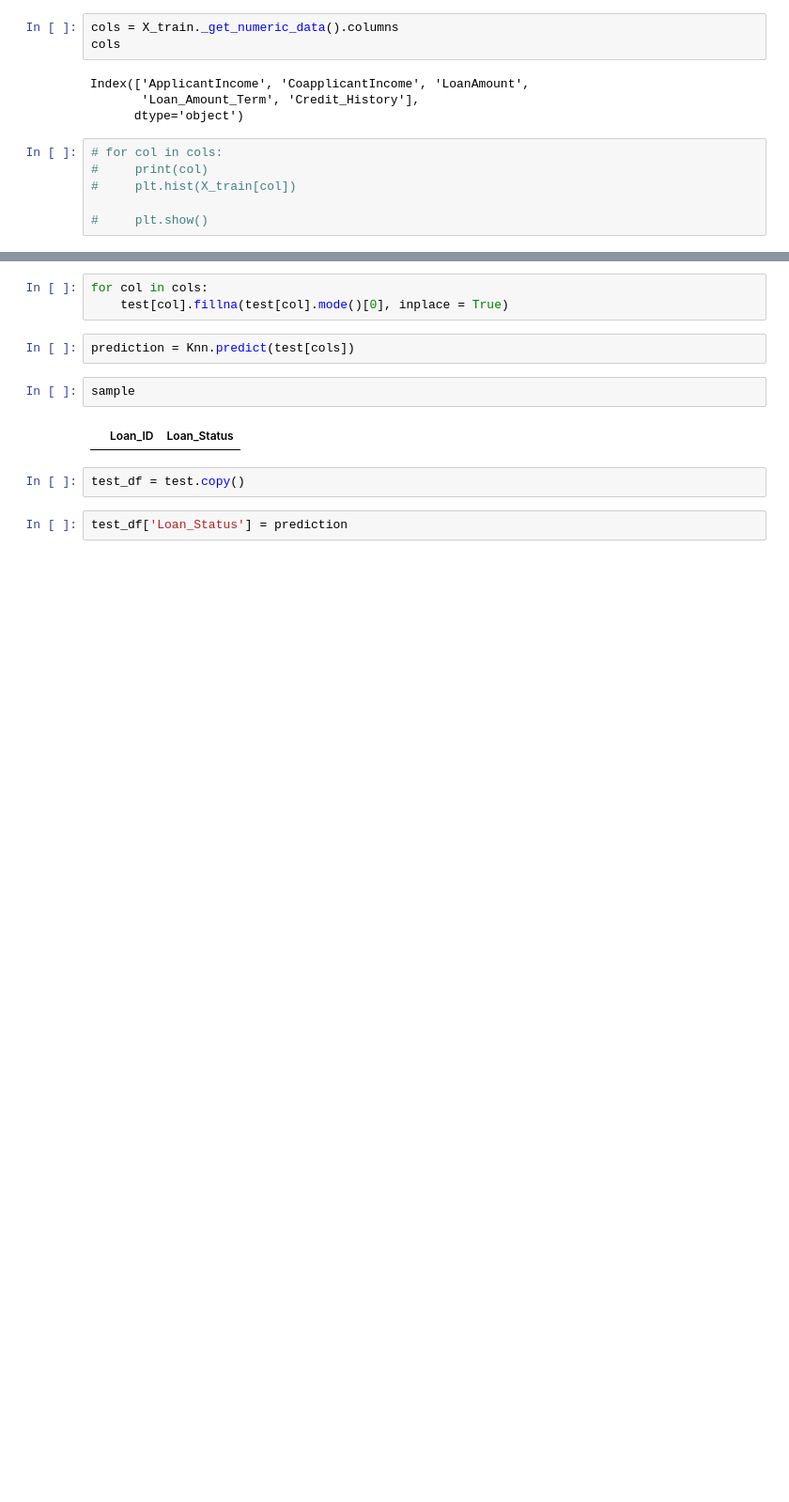
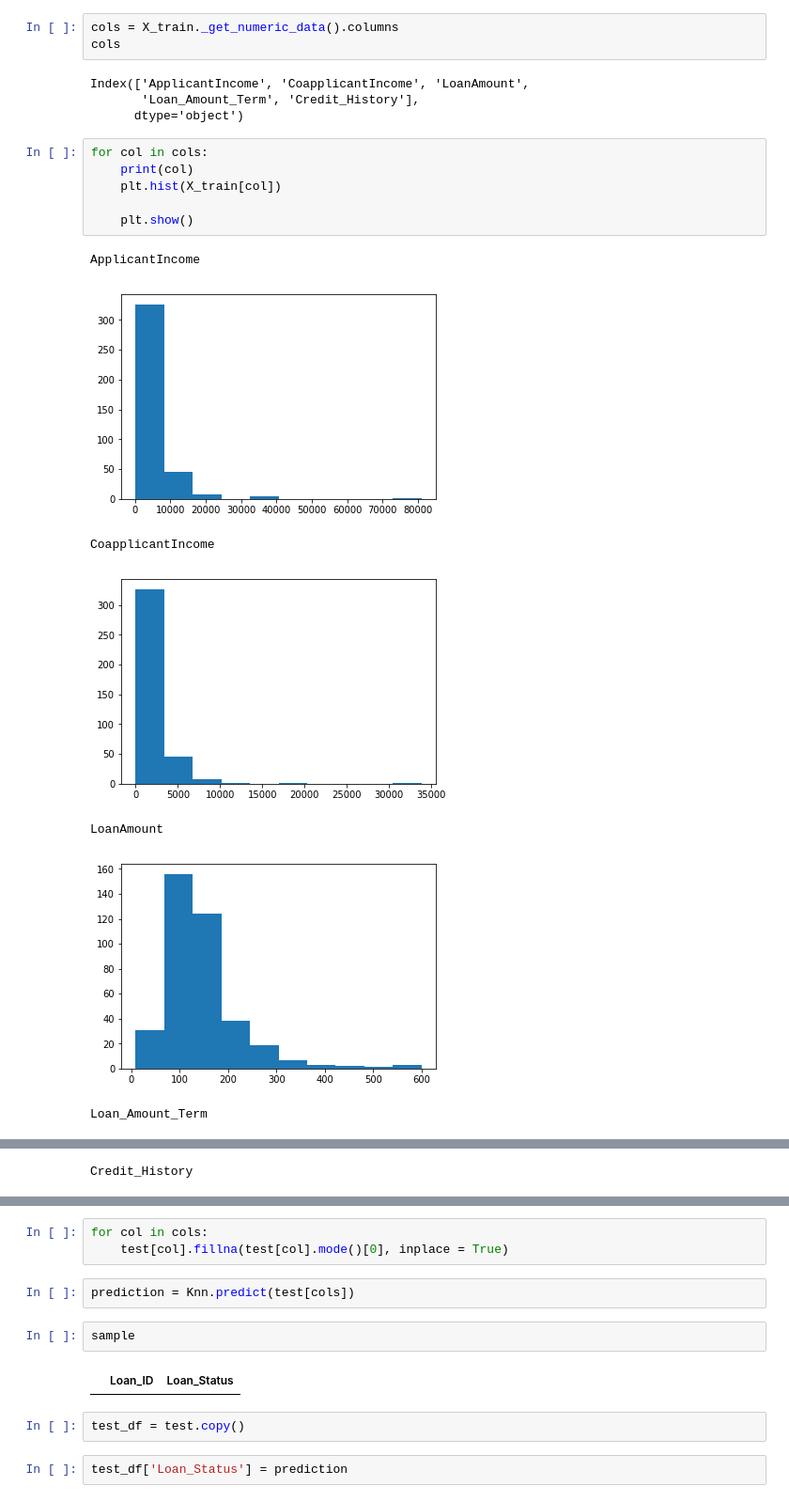
Before and after one commit to tracedence/Loan_prediction, a Jupyter notebook: Knn.ipynb, the cells around one changed output, grey strips where cells are left out. Shown at 94% size. Saved outputs shown, nothing was run; the diff lists cells and outputs as text; blank space fills up the shorter version.

Commit message:
graph'

```diff
--- a/Knn.ipynb
+++ b/Knn.ipynb
@@ -59,8 +41,16 @@ Index(['ApplicantIncome', 'CoapplicantIncome', 'LoanAmount',
        'Loan_Amount_Term', 'Credit_History'],
       dtype='object')
 # %%
-# for col in cols:
-#     print(col)
-#     plt.hist(X_train[col])
+for col in cols:
+    print(col)
+    plt.hist(X_train[col])
 
-#     plt.show()
+    plt.show()
+# %% [output]
+ApplicantIncome
+[figure, added]
+CoapplicantIncome
+[figure, added]
+LoanAmount
+[figure, added]
+Loan_Amount_Term
@@ -66,0 +58 @@ Index(['ApplicantIncome', 'CoapplicantIncome', 'LoanAmount',
+Credit_History
```
Also changed, not shown: parts of 9 cells of this notebook, 1 other file.
